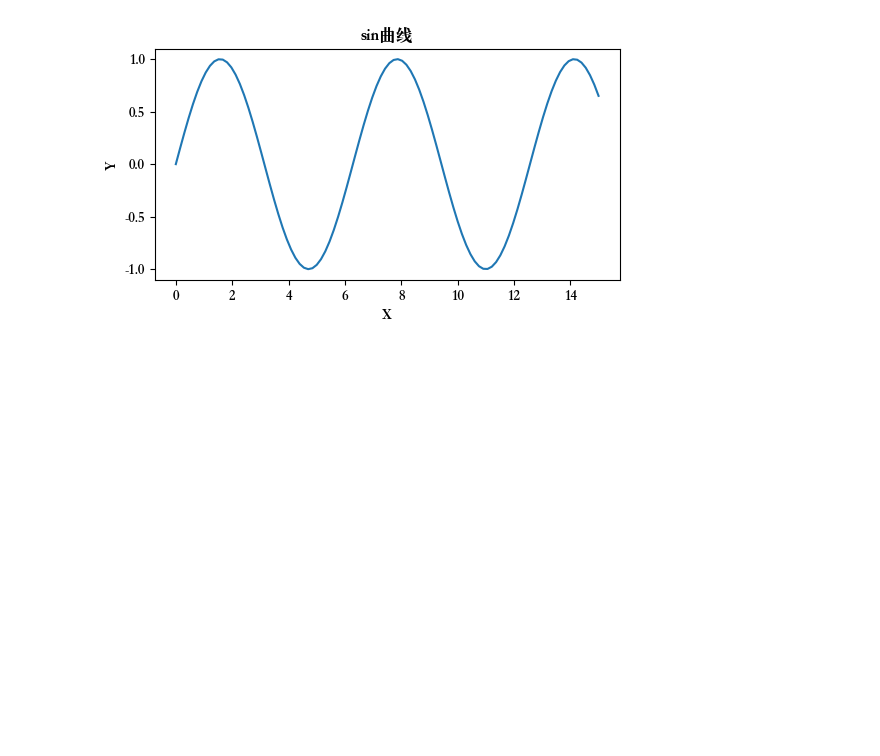
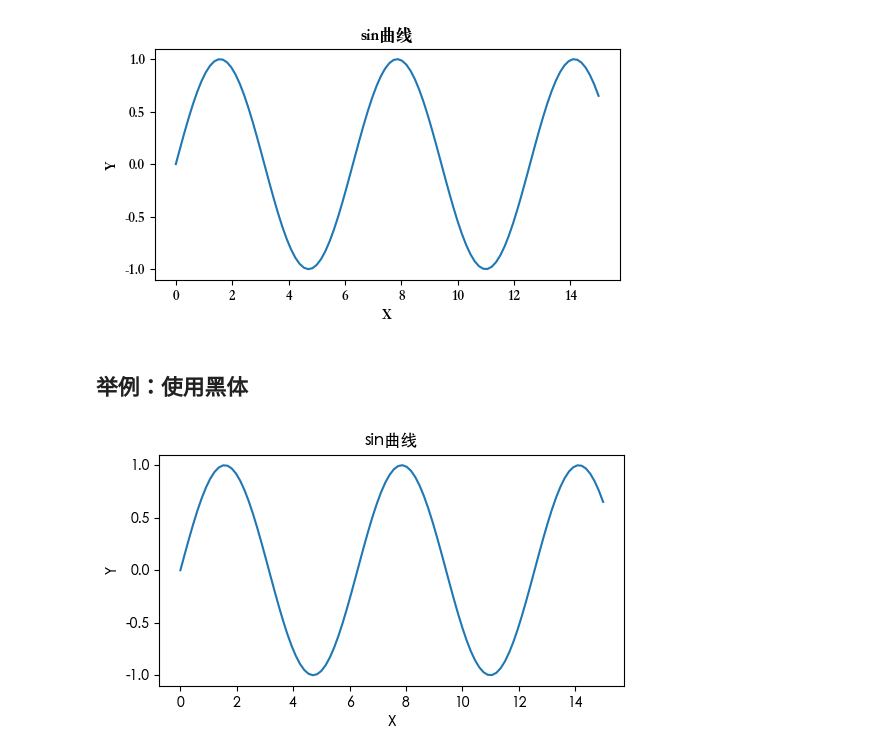
Before and after one commit to xianghancao/big-data-finance-tutorial, a Jupyter notebook: docs/5_金融数据可视化/附录—中文无法正常显示的问题.ipynb, the cells around one changed output. Drawn from its saved outputs; the diff is of its cells as text; code cells hidden in the pictures; blank space fills up the shorter version.

```diff
--- a/docs/5_金融数据可视化/附录—中文无法正常显示的问题.ipynb
+++ b/docs/5_金融数据可视化/附录—中文无法正常显示的问题.ipynb
@@ -54,3 +54,22 @@ plt.title('sin曲线')
 plt.show()
 # %% [output]
 [figure]
+# %% [markdown]
+## 举例：使用黑体
+# %%
+import matplotlib.pyplot as plt
+plt.rcParams['font.sans-serif'] = 'Heiti TC'  # 设置字体为黑体
+plt.rcParams['axes.unicode_minus'] = False  # 解决负号“-”显示异常
+
+import numpy as np
+fig, ax = plt.subplots(figsize=(6,3))
+X = np.linspace(0, 15, 100)
+Y = np.sin(X)
+ax.plot(X, Y)
+ax.set_title('A Sin Wave')
+ax.set_ylabel('Y')
+ax.set_xlabel('X')
+plt.title('sin曲线')
+plt.show()
+# %% [output]
+[figure, added]
```
Also changed, not shown: parts of 4 cells of this notebook, 7 other files.
